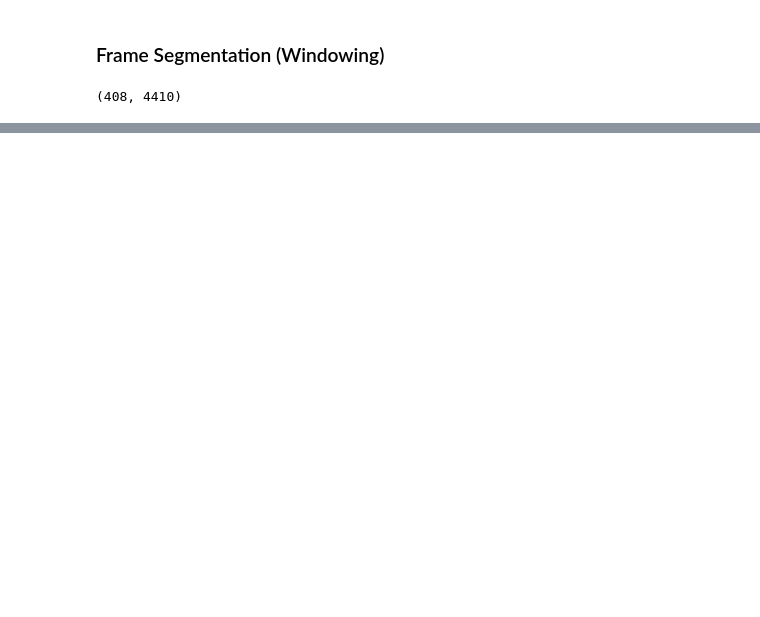
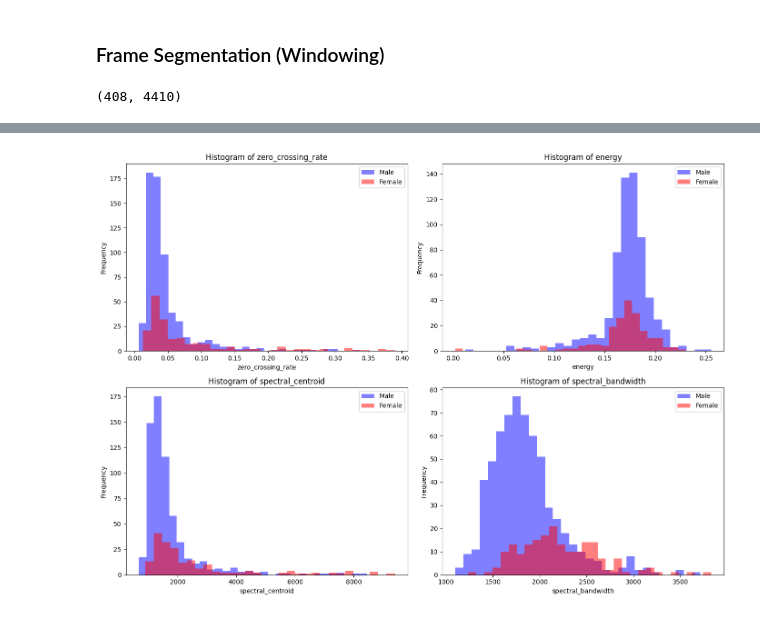
Before and after one commit to kasrahj/ML-Final-Project, a Jupyter notebook: preprocess.ipynb, the cells around one changed output, grey strips where cells are left out. Cells and saved outputs as stored; diff of their text form; code cells hidden in the pictures; blank space fills up the shorter version.

```diff
--- a/preprocess.ipynb
+++ b/preprocess.ipynb
@@ -662,0 +1191,3 @@ Processed: HW1_intro_810103123_female.mp3 (10 frames kept)
+# %%
+dataset = pd.read_csv("extracted_features.csv")
+dataset.info()
@@ -662,0 +1230,2 @@ Processed: HW1_intro_810103123_female.mp3 (10 frames kept)
+# %%
+dataset['file_name'] = dataset['file_name'].apply(lambda x: f"{x}.mp3")
@@ -662,0 +1305,14 @@ Processed: HW1_intro_810103123_female.mp3 (10 frames kept)
+# %%
+data = dataset[(dataset['gender'] != 'female') & (dataset['gender'] != 'male')]
+filename = data['file_name'].values[0]
+print(filename)
+meta = metadata[metadata['filename'] == filename]
+
+for index, row in dataset.iterrows():
+    file_name = row['file_name']
+    metadata_index = metadata[metadata['filename'] == filename].index
+    if file_name == filename:
+        dataset.at[index, 'gender'] = metadata.at[metadata_index[0], 'gender']
+        dataset.at[index, 'question_number'] = metadata.at[metadata_index[0], 'question_number']
+        dataset.at[index, 'student_id'] = metadata.at[metadata_index[0], 'student_id']
+        dataset.at[index, 'has_intro'] = metadata.at[metadata_index[0], 'has_intro']
@@ -662,0 +1372,3 @@ Processed: HW1_intro_810103123_female.mp3 (10 frames kept)
+# %%
+data_male = dataset[dataset['gender'] == 'male']
+data_female = dataset[dataset['gender'] == 'female']
@@ -662,0 +1401,18 @@ Processed: HW1_intro_810103123_female.mp3 (10 frames kept)
+# %%
+features_to_compare = ['zero_crossing_rate', 'energy', 'spectral_centroid', 'spectral_bandwidth']
+
+fig, axes = plt.subplots(nrows=2, ncols=2, figsize=(14, 10))
+axes = axes.flatten()
+
+for i, feature in enumerate(features_to_compare):
+    axes[i].hist(data_male[feature], bins=30, alpha=0.5, label='Male', color='blue')
+    axes[i].hist(data_female[feature], bins=30, alpha=0.5, label='Female', color='red')
+    axes[i].set_title(f'Histogram of {feature}')
+    axes[i].set_xlabel(feature)
+    axes[i].set_ylabel('Frequency')
+    axes[i].legend()
+
+plt.tight_layout()
+plt.show()
+# %% [output]
+[figure, added]
```
Also changed, not shown: parts of 49 cells of this notebook, 3 other files.
